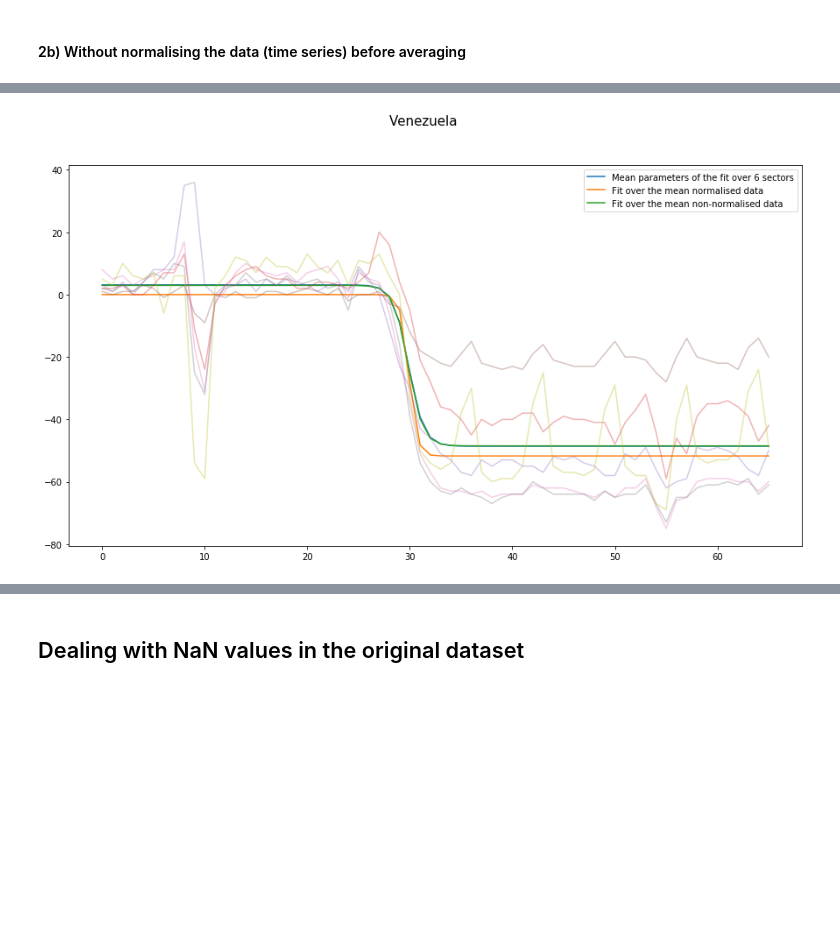
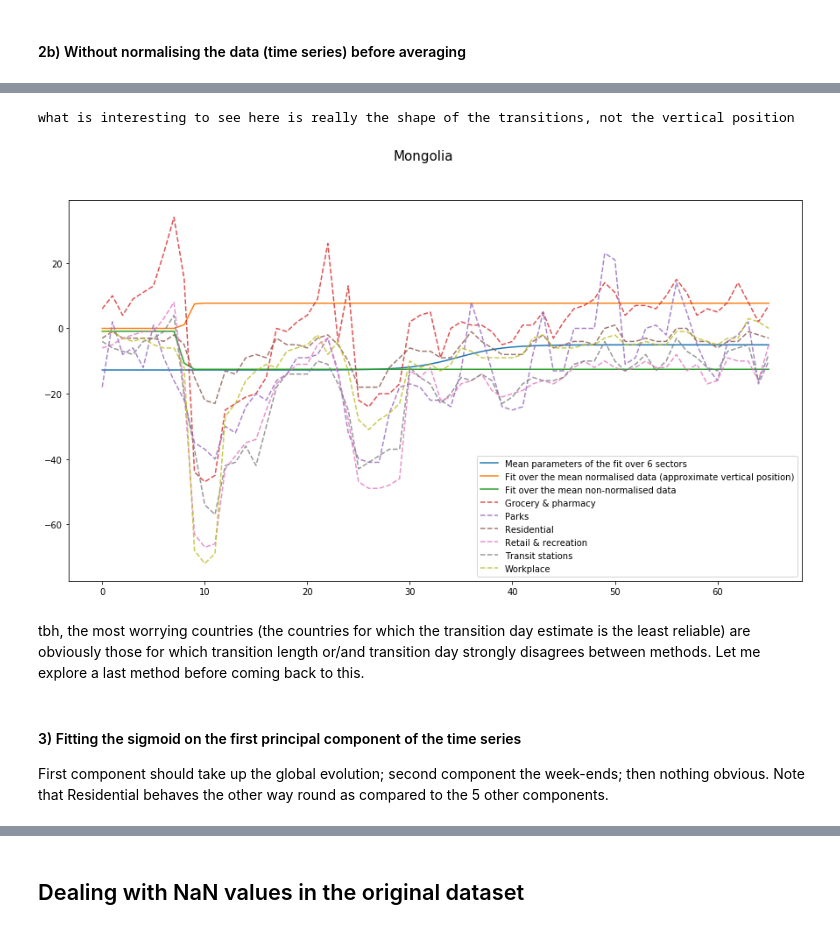
Before and after one commit to sylvainhislaire/projects, a Jupyter notebook: 1 - Fitting Google mobility data.ipynb, the cells around one changed output, grey strips where cells are left out. Cells and saved outputs as stored; diff of their text form; code cells hidden in the pictures; blank space fills up the shorter version.

```diff
--- a/1 - Fitting Google mobility data.ipynb
+++ b/1 - Fitting Google mobility data.ipynb
@@ -344 +385,22 @@ for i in df_means_norm_param:
     df_means_norm_param.loc['error',i] = msol['fun']
+# %%
+# show temporal evolution for each sector for normalised data
+plt.figure(figsize = (13,8)).suptitle('Normalised Average and mobility evolution per sector',size=16)
+
+ax.set_title(sector,size=14)
+
+country = 'Belgium'
+
+for sector in df_normalised[country]:
+    df_normalised[country,sector].plot(alpha = 0.4)
+
+# plot averages
+avg = df_normalised[country].mean(axis=1)
+labels = list(np.copy(sectors))
+labels.append('Average')
+avg.plot(linewidth=2.0).legend(labels)
+plt.xlabel('Average before fitting')
+plt.ylabel('Average before fitting')
+
+print('These graphs show which sectors underwent the largest evolution due to confinement measures.')
+plt.show()
@@ -377,7 +443,7 @@ df_means = df.groupby('Country', axis = 1).mean()
 
 # creation of an empty dataframe to gather the fitting coefficients
 df_means_param = pd.DataFrame(columns = df_means.columns,
-                             index = ['acuteness','transition day','intensity','offset','error'])
+                             index = ['transition length','transition day','intensity','offset','error'])
 
 # fit the sigmoid on df_means
 for i in df_means_param:
@@ -385,11 +451,11 @@ for i in df_means_param:
     y = df_means.loc[:,i]
     up = max(abs(y)) # largest plausible interval
     msol = minimize(sumsq,
-                    [0.001,0.001,0.001,0.001],
+                    [0.1,0.001,0.001,0.001],
                     method='L-BFGS-B',
-                    bounds=[(0.2,10),(min(x),max(x)),(-up,up),(-up,up)])
+                    bounds=[(0.1,10),(min(x),max(x)),(-up,up),(-up,up)])
 
-    df_means_param.loc['acuteness',i],df_means_param.loc['transition day',i],df_means_param.loc['intensity',i],df_means_param.loc['offset',i] = msol['x']
+    df_means_param.loc['transition length',i],df_means_param.loc['transition day',i],df_means_param.loc['intensity',i],df_means_param.loc['offset',i] = msol['x']
     df_means_param.loc['error',i] = msol['fun']
 # %%
 # visualisation
@@ -459,36 +526,44 @@ list(df_param_means.columns)
 # %%
 # compare the models
 # select random country
 country = countries[randint(0,len(countries))] # Mozambique, Gana... show that mean(acuteness) is not correctly implemented
 
-#column = df_param_means.columns[country]
-column = country
 # gather the data
 df_fit = pd.DataFrame()
-l,m,a,b = df_param_means.loc[['acuteness','transition day','intensity','offset'],country]
+l,m,a,b = df_param_means.loc[['transition length','transition day','intensity','offset'],country]
 df_fit['y_fit_1'] = sigmoid(x,l,m,a,b)
 
-l,m,a,b = df_means_norm_param.loc[['acuteness','transition day','intensity','offset'],country]
+l,m,a,b = df_means_norm_param.loc[['transition length','transition day','intensity','offset'],country]
 df_fit['y_fit_2a'] = sigmoid(x,l,m,a,b)
 
-l,m,a,b = df_means_param.loc[['acuteness','transition day','intensity','offset'],country]
+l,m,a,b = df_means_param.loc[['transition length','transition day','intensity','offset'],country]
 df_fit['y_fit_2b'] = sigmoid(x,l,m,a,b)
 
 # scale correction for the pre-normalised data
 scale = df_param_means.loc['intensity',country] / df_means_norm_param.loc['intensity',country]
 df_fit['y_fit_2a'] -= df_fit['y_fit_2a'][0]
 df_fit['y_fit_2a'] *= scale
 df_fit['y_fit_2a'] += scale*df_fit['y_fit_2a'][0]
 
 # plot
-labels = ['Mean parameters of the fit over 6 sectors','Fit over the mean normalised data','Fit over the mean non-normalised data','Method 1, corrected acuteness']
+labels = ['Mean parameters of the fit over 6 sectors','Fit over the mean normalised data (approximate vertical position)','Fit over the mean non-normalised data','Method 1, corrected acuteness']
 plt.figure(figsize = (15,8)).suptitle('Comparison between methods and data',size=16)
 plt.plot(x, df_fit['y_fit_1'], label = labels[0])
 plt.plot(x, df_fit['y_fit_2a'], label = labels[1])
 plt.plot(x, df_fit['y_fit_2b'], label = labels[2])
-plt.plot(x,df.xs(country, axis = 1, level = 0), alpha =0.35)
+for sector in df.xs(country, axis = 1, level = 0):
+    plt.plot(x,df.xs(country, axis = 1, level = 0)[sector], alpha =0.8, label = sector, linestyle = '--')
+
 plt.suptitle(country,size= 15)
 plt.legend()
+print('what is interesting to see here is really the shape of the transitions, not the vertical position')
 plt.show()
 # %% [output]
+what is interesting to see here is really the shape of the transitions, not the vertical position
-[figure, old version]
+[figure, new version]
+# %% [markdown]
+tbh, the most worrying countries (the countries for which the transition day estimate is the least reliable) are obviously those for which transition length or/and transition day strongly disagrees between methods. Let me explore a last method before coming back to this.
+# %% [markdown]
+#### 3) Fitting the sigmoid on the first principal component of the time series
+First component should take up the global evolution; second component the week-ends; then nothing obvious.
+Note that Residential behaves the other way round as compared to the 5 other components.
```
Also changed, not shown: parts of 29 cells of this notebook, 1 other file.
